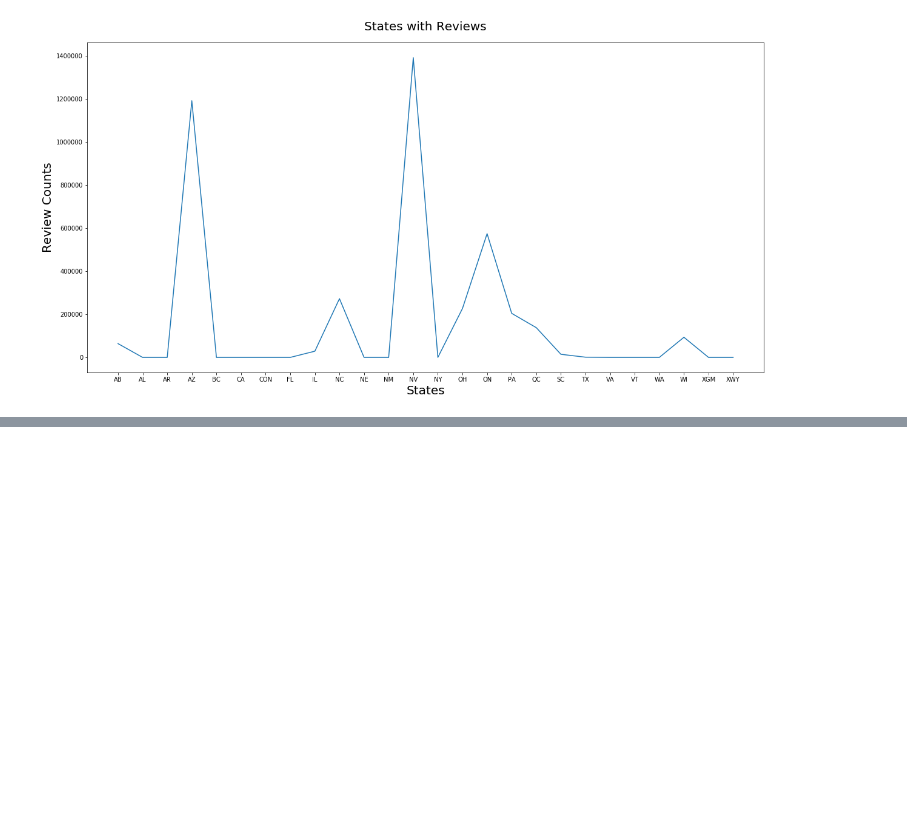
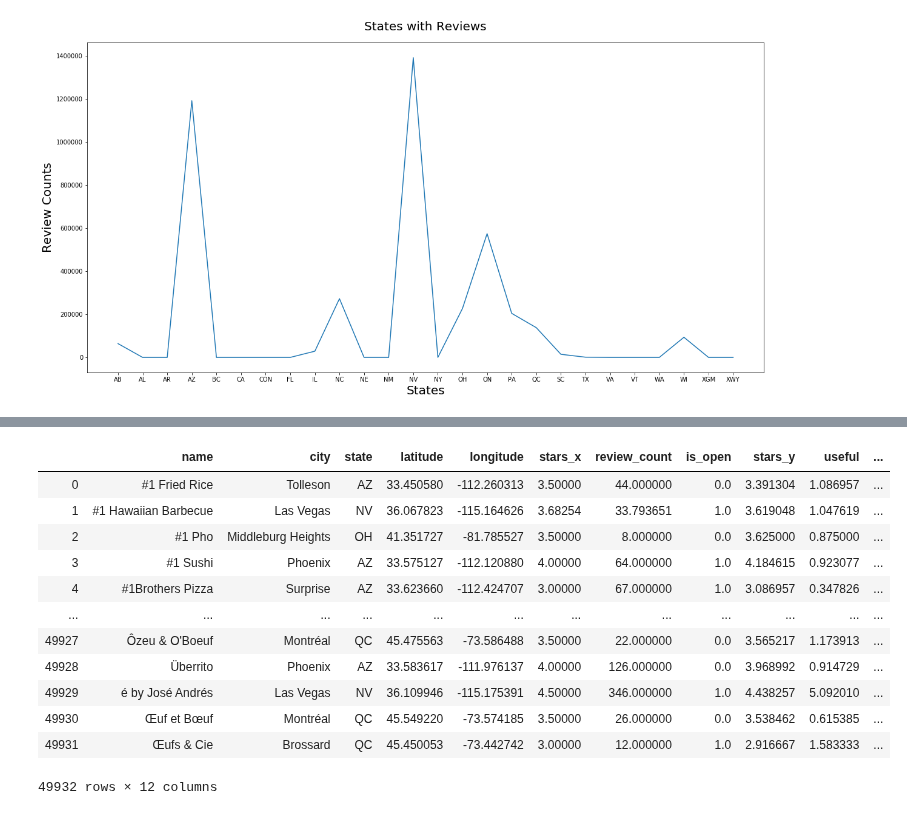
Before and after one commit to yueweng/restaurant-reviews, a Jupyter notebook: project.ipynb, the cells around one changed output, grey strips where cells are left out. Saved outputs shown, nothing was run; the diff lists cells and outputs as text; code cells hidden in the pictures; blank space fills up the shorter version.

```diff
--- a/project.ipynb
+++ b/project.ipynb
@@ -231,0 +308,18 @@ plt.savefig('images/states_with_reviews.png', bbox_inches = "tight")
+# %%
+review_stars = business_review.groupby(['name', 'city', 'state'])
+review_stars = review_stars.mean().reset_index()
+review_stars
+# %% [output]
+|  | name | city | state | latitude | longitude | stars_x | review_count | is_open | stars_y | useful | ... |
+| 0 | #1 Fried Rice | Tolleson | AZ | 33.450580 | -112.260313 | 3.50000 | 44.000000 | 0.0 | 3.391304 | 1.086957 | ... |
+| 1 | #1 Hawaiian Barbecue | Las Vegas | NV | 36.067823 | -115.164626 | 3.68254 | 33.793651 | 1.0 | 3.619048 | 1.047619 | ... |
+| 2 | #1 Pho | Middleburg Heights | OH | 41.351727 | -81.785527 | 3.50000 | 8.000000 | 0.0 | 3.625000 | 0.875000 | ... |
+| 3 | #1 Sushi | Phoenix | AZ | 33.575127 | -112.120880 | 4.00000 | 64.000000 | 1.0 | 4.184615 | 0.923077 | ... |
+| 4 | #1Brothers Pizza | Surprise | AZ | 33.623660 | -112.424707 | 3.00000 | 67.000000 | 1.0 | 3.086957 | 0.347826 | ... |
+| ... | ... | ... | ... | ... | ... | ... | ... | ... | ... | ... | ... |
+| 49927 | Ôzeu & O'Boeuf | Montréal | QC | 45.475563 | -73.586488 | 3.50000 | 22.000000 | 0.0 | 3.565217 | 1.173913 | ... |
+| 49928 | Überrito | Phoenix | AZ | 33.583617 | -111.976137 | 4.00000 | 126.000000 | 0.0 | 3.968992 | 0.914729 | ... |
+| 49929 | é by José Andrés | Las Vegas | NV | 36.109946 | -115.175391 | 4.50000 | 346.000000 | 1.0 | 4.438257 | 5.092010 | ... |
+| 49930 | Œuf et Bœuf | Montréal | QC | 45.549220 | -73.574185 | 3.50000 | 26.000000 | 0.0 | 3.538462 | 0.615385 | ... |
+| 49931 | Œufs & Cie | Brossard | QC | 45.450053 | -73.442742 | 3.00000 | 12.000000 | 1.0 | 2.916667 | 1.583333 | ... |
+49932 rows × 12 columns
```
Also changed, not shown: parts of 13 cells of this notebook, 3 other files.
